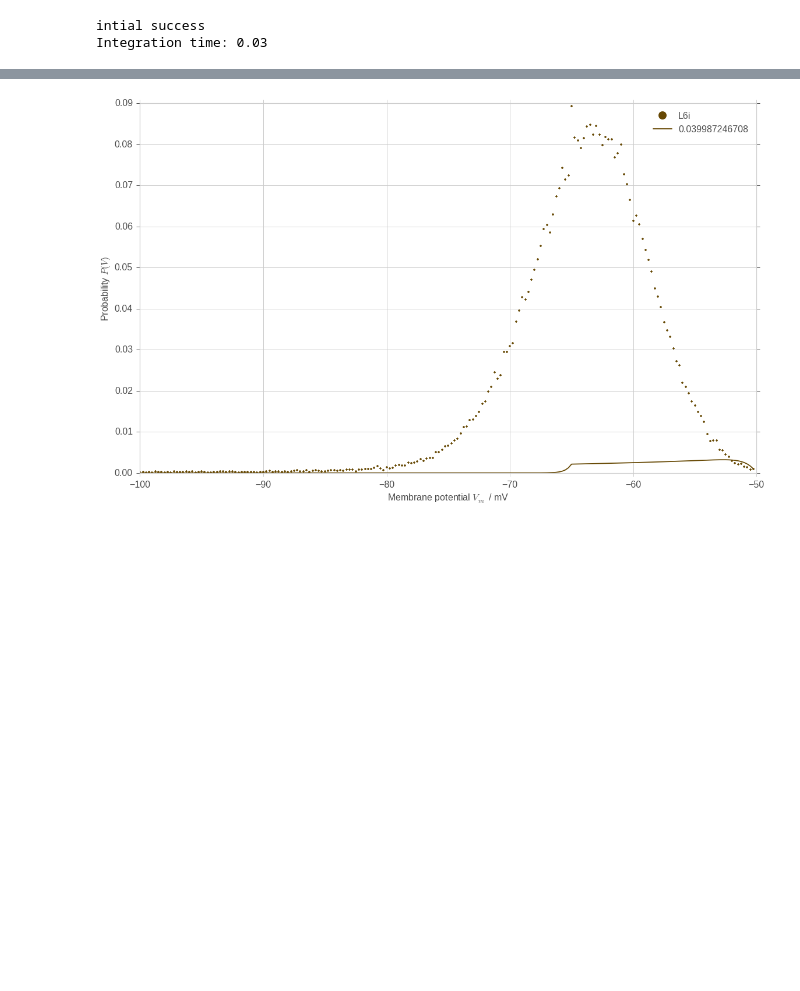
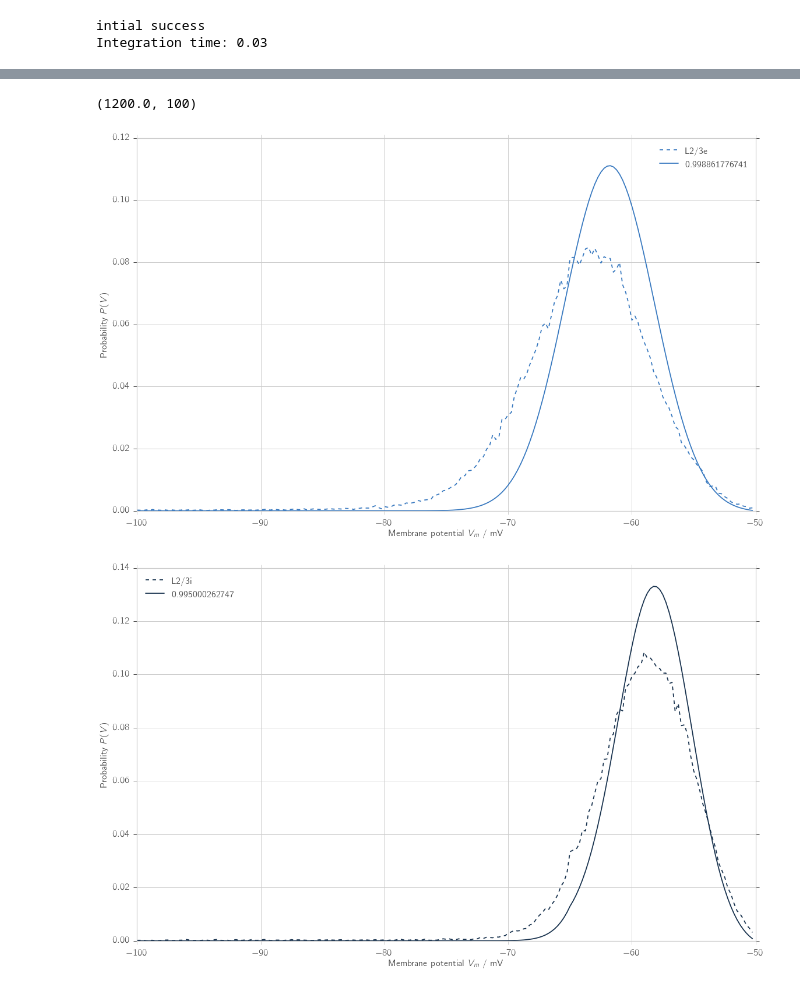
Before and after one commit to frschu/microcircuit, a Jupyter notebook: analysis/membrane_potential.ipynb, the cells around one changed output, grey strips where cells are left out. Saved outputs shown, nothing was run; the diff lists cells and outputs as text; code cells hidden in the pictures; blank space fills up the shorter version.

```diff
--- a/analysis/membrane_potential.ipynb
+++ b/analysis/membrane_potential.ipynb
@@ -33,7 +33,7 @@ xfactor = 2.6
 style.rcParams['figure.figsize'] = (xfactor*6.2, xfactor*3.83)
 figure_path = os.path.join(".", "figures")
 
-reverse_order = True # do analysis such that plots resemble those of the paper (starting with L6i)
+colors = style.colors
 # %%
 # DATA
 sim_spec = "membrane_potential"
@@ -156,7 +156,6 @@ def solve_model(model,
     else:
         raise Exception("No solution found for v_guess_0")
 
-
 #######################################################
 # Global boundaries
 #######################################################
@@ -170,9 +169,6 @@ t_int0      = time.time()
 rate_mf = solve_model(model_micro, v_guess_0)
 t_int1      = time.time() - t_int0
 print("Integration time: %.2f"%(t_int1))
-
-if reverse_order:
-    rate_mf = rate_mf[::-1] #reversed order!!!
 # %% [output]
 intial success
 Integration time: 0.03
@@ -256,7 +252,13 @@ L6i 7.57250375401 35.9505682729 5.83350189547 -3.59142221059 3.12193326132e+16
+# %%
+n_ts = (t_max_volt - t_min_volt) / dt_volt
+np.sum(single_rates) * model.t_ref * n_ts, np.sum(volt_histo_means[i])
+
+
+n_ts, n_neurons_rec_voltage[i]
+# %% [output]
+(1200.0, 100)
 # %%
 with h5py.File(path_res_file, "r") as res_file:
-    res_file_name = sim_spec + "_res.hdf5"
-    res_file = h5py.File(os.path.join(data_path, res_file_name), "r")
     sim_spec2 = "0"
     res_grp = res_file[sim_spec2]
     rates_mean   = res_grp["rates_mean"][:]
@@ -275,44 +277,67 @@ sd_brunel   = model.sd(rate_mf)
 mu_sim      = model.mu(rates_mean)
 sd_sim      = model.sd(rates_mean)
 
-######
-#TREAT OUTLIER BETTER
-######
+# Get voltage data
+with h5py.File(path_res_file, "r") as res_file:
+    res_grp = res_file["0"]
+    dset_times_volt     = res_grp["times_volt"]
+    t_min_volt = dset_times_volt.attrs["t_min_volt"]
+    t_max_volt = dset_times_volt.attrs["t_max_volt"]
+    dt_volt    = dset_times_volt.attrs["dt_volt"]
 
-V_array = bin_edges[:-1]
+    volt_histo_means  = res_grp["volt_histo_means"][:]
+    V_min       = res_grp.attrs["V_min"]
+    V_max       = res_grp.attrs["V_max"]
+    n_bins_volt = res_grp.attrs["n_bins_volt"]
+    n_neurons_rec_voltage = res_grp.attrs["n_neurons_rec_voltage"][:]
 
-#for i, population in enumerate(populations):
-i = 0
-population = populations[i]
-if True:
-    P_V_data =  volt_histo_means[::-1][i]
+V_step = (V_max - V_min) / n_bins_volt
+V_array = np.arange(V_min, V_max, V_step)
+V_r_arg = np.argmin(np.abs(V_array - (model.V_r + model.E_L))) # Index of neurons in refractory period
+n_t = (t_max_volt - t_min_volt) / dt_volt # number of time bins
+
+for i, population in enumerate(populations):
+# i = 0
+# population = populations[i]
+# if True:
+    # Get integral form normalization (before taking out neurons in ref. period!)
+    norm_factor = np.sum(volt_histo_means[i]) * V_step
+
+    # Remove neurons in refractory period!
+    with h5py.File(path_res_file, "r") as res_file:
+        single_rates = res_file["0/single_rates/" + population][:n_neurons_rec_voltage[i]]
+
+    P_V_data =  volt_histo_means[i].copy()
+    P_V_data[V_r_arg] -= np.sum(single_rates) * model.t_ref * n_ts
+    P_V_data_normed = P_V_data / norm_factor
 
     # Theoretical distirbution using Brunel's mu and sd but measured rate v0
-    #V_theo = prob_V(V_array, mu_sim[i], sd_sim[i], rates_mean[i], model=model)
+    #P_V_theo = prob_V(V_array, mu_sim[i], sd_sim[i], rates_mean[i], model=model)
     P_V_theo = prob_V(V_array, mu_brunel[i], sd_brunel[i], rate_mf[i], model=model)
 
     # calculate integral of P_theo(V)
     V_step = V_array[1] - V_array[0]
     P_cum = np.sum(P_V_theo) * V_step
 
 
     # Plotting
     fig = plt.figure()
     ax1 = hf.add_subplot(fig, n_rows_cols=(1, 1), index_row_col=(0, 0), rowspan=1, colspan=1)
-    ax1.plot(V_array, P_V_data, ".", color=colors[i], label=hf.rlbl(population))
+    ax1.plot(V_array, P_V_data_normed, "--", color=colors[i], label=hf.rlbl(population))
     ax1.plot(V_array, P_V_theo, "-", color=colors[i], label=P_cum)
 
     ax1.set_xlabel('Membrane potential $V_m$ / mV')
     ax1.set_ylabel('Probability $P(V)$')
     ax1.set_xlim(V_min, V_max)
     ax1.grid(True)
     ax1.legend(loc='best')
 
     for ax in fig.axes:
         style.fixticks(ax)
 
     fig_name = "membrane_potential_" + population
     if save_fig:
         hf.saving_fig(fig, figure_path, fig_name, verbose=False)
 # %% [output]
-[figure, old version]
+[figure, new version]
+[figure, added]
```
Also changed, not shown: parts of 5 cells of this notebook, 20 other files.
